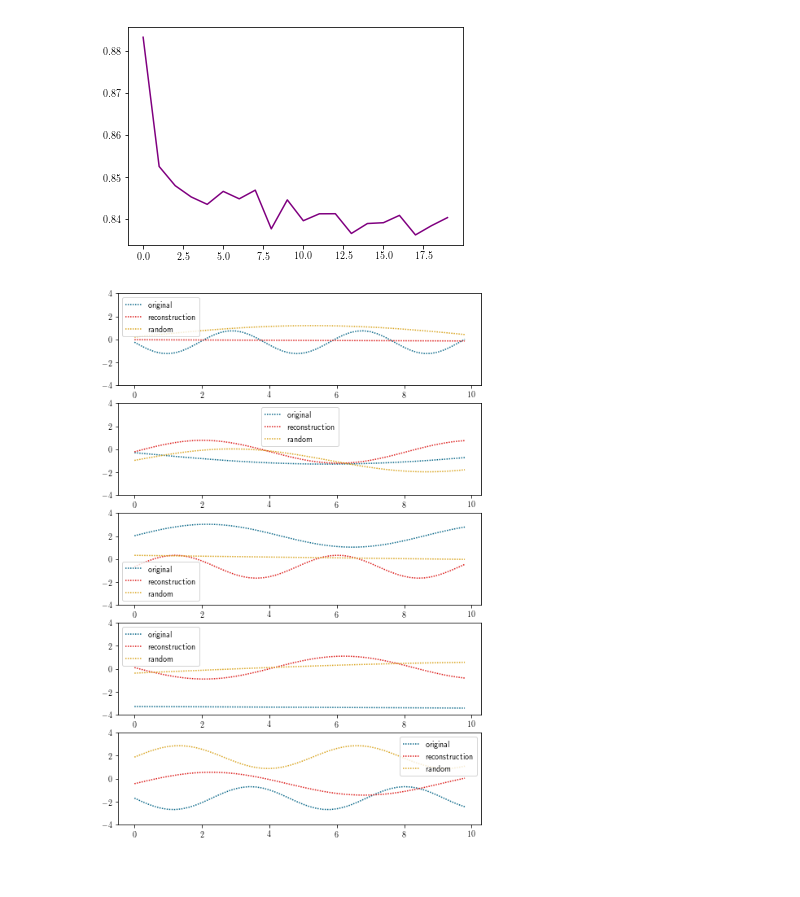
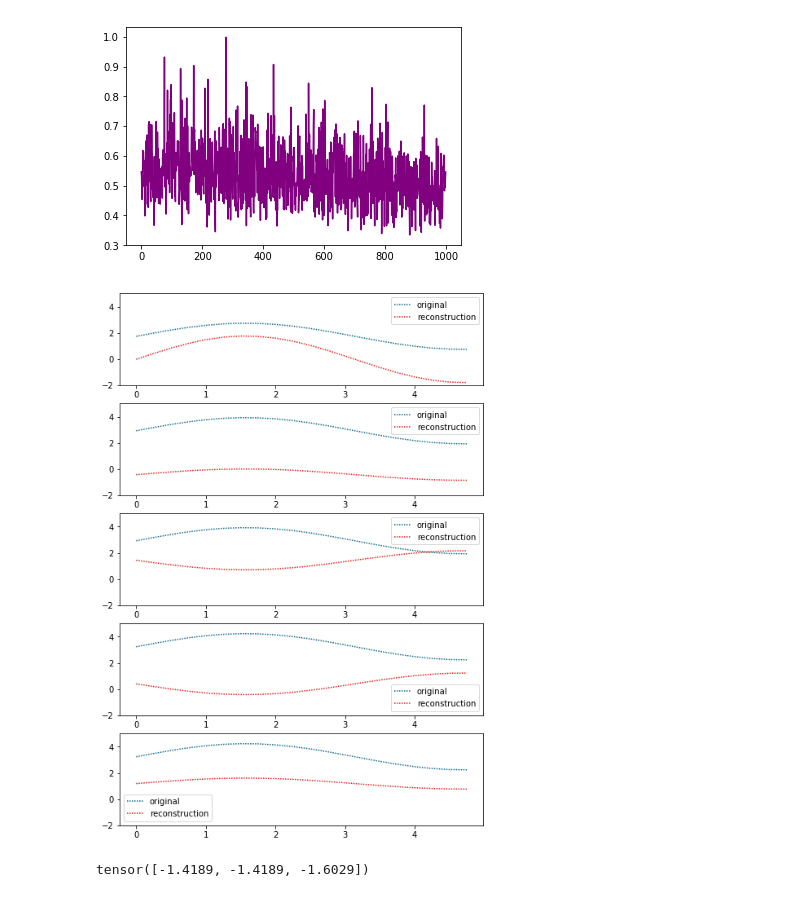
Before and after one commit to stefanwezel/SequentialVAE, a Jupyter notebook: example/disentangle_sequence.ipynb, the cells around one changed output. Drawn from its saved outputs; the diff is of its cells as text; code cells hidden in the pictures.

```diff
--- a/example/disentangle_sequence.ipynb
+++ b/example/disentangle_sequence.ipynb
@@ -4,11 +4,11 @@
 import numpy as np
 import matplotlib.pyplot as plt
 import matplotlib
-# from IPython.display import set_matplotlib_formats
+from IPython.display import set_matplotlib_formats
 
 # Plotting setup
 # set_matplotlib_formats("pdf", "svg")
-plt.rcParams["text.usetex"] = True
+plt.rcParams["text.usetex"] = False
 plt.rcParams["text.latex.preamble"] = r"\usepackage{amsfonts} \usepackage{amsmath}"
 
 
@@ -176,4 +197,4 @@ def loss_function(recon_x,
     KLD_z1 = -0.5 * torch.sum(1 + logvar_z1 - mu_z1.pow(2) - logvar_z1.exp()) # KL-divergence from N(0,1)
     KLD_z2 = -0.5 * torch.sum(1 + logvar_z2 - mu_z2.pow(2) - logvar_z2.exp()) # KL-divergence from N(0,1)
 
-    return BCE + 2*(KLD_z1 + KLD_z2)# + tau * KLD
+    return BCE# + 1*(KLD_z1 + KLD_z2)# + tau * KLD
@@ -211,20 +263,20 @@ def train_single_epoch(model, optimizer, data):
 # %%
-model = FHVAE()
-
+# model = Baseline()
+# model = FHVAE()
 optimizer = torch.optim.Adam(model.parameters(), lr=1e-6) # 0.001
-
-
+# optimizer = torch.optim.SGD(model.parameters(), lr=1e-6, momentum=0.9)
+# plt.figure(figsize=(12,10))
 # train_single_epoch(model, optimizer, training_samples)
 
 
 losses = []
-num_epochs = 20
+num_epochs = 1000
 for epoch in range(num_epochs):
     loss = train_single_epoch(model, optimizer, training_samples)
     losses.append(loss)
-    if epoch%10==0:
+    if epoch%100==0:
         print('Epoch: {}, Loss: {:.2f}'.format(epoch, loss))
-# torch.save(model.state_dict(), 'model_credit_score_1000.pth')
+torch.save(model.state_dict(), 'model_credit_score_1000.pth')
 plt.plot(losses, color='purple')
 plt.show()
 # %% [output]
@@ -233 +293 @@ Epoch: 10, Loss: 0.84
-[figure, old version]
+[figure, new version]
@@ -240,31 +311,38 @@ fig, axes = plt.subplots(nrows=5,ncols=1,figsize=(8,12))
 
 
 for a in range(5):
-    y = training_samples[np.random.randint(0,100)].numpy()[0][0]
+    y = training_samples[np.random.randint(0,4)].numpy()[0][0]
     y_reconstructed, _, _ = model(training_samples[a])
+#     y_reconstructed = model(training_samples[a])
+
     y_reconstructed = y_reconstructed.squeeze().detach().numpy()
     # for comparison
     w1, w2 = np.random.normal(0, 1), np.random.normal(0, 1)
-#     print(w1)
-#     print(w2)
-#     y = (w1) * xs + w2
-#     print(y.shape)
-    h0 = w1
-    h1 = np.sin(w2 * xs)
-    random = h0 + h1
 
 
     axes[a].plot(xs, y,linestyle = (0, (1,1)), color = '#086788', label='original')
     axes[a].plot(xs, y_reconstructed,linestyle = (0, (1,1)), color = '#DD1C1A', label='reconstruction')
-    axes[a].plot(xs, random, linestyle = (0, (1,1)), color = 'goldenrod', label='random')
 
 
-
-
-    axes[a].set_ylim(-4,4)
+    axes[a].set_ylim(-2,5)
     axes[a].legend()
 
 # plt.legend()
 plt.show()
 # %% [output]
-[figure, old version]
+[figure, new version]
+# %%
+def log_gauss(x, mu, logvar):
+    log_2pi = torch.FloatTensor([np.log(2 * np.pi)])
+    return -0.5 * (log_2pi + logvar.data + torch.pow(x.data - mu.data, 2) / torch.exp(logvar.data))
+
+def kld(p_mu, p_logvar, q_mu, q_logvar):
+    return -0.5 * (1 + p_logvar.data - q_logvar.data - (torch.pow(p_mu.data - q_mu.data, 2) + torch.exp(p_logvar.data)) / torch.exp(q_logvar.data))
+
+x = torch.Tensor([0,0,1])
+mu = torch.Tensor([0])
+logvar = torch.Tensor([1])
+log_gauss(x, mu,logvar)
+# kld(mu+10,logvar,mu,logvar)
+# %% [output]
+tensor([-1.4189, -1.4189, -1.6029])
```
Also changed, not shown: parts of 11 cells of this notebook, 4 other files.
